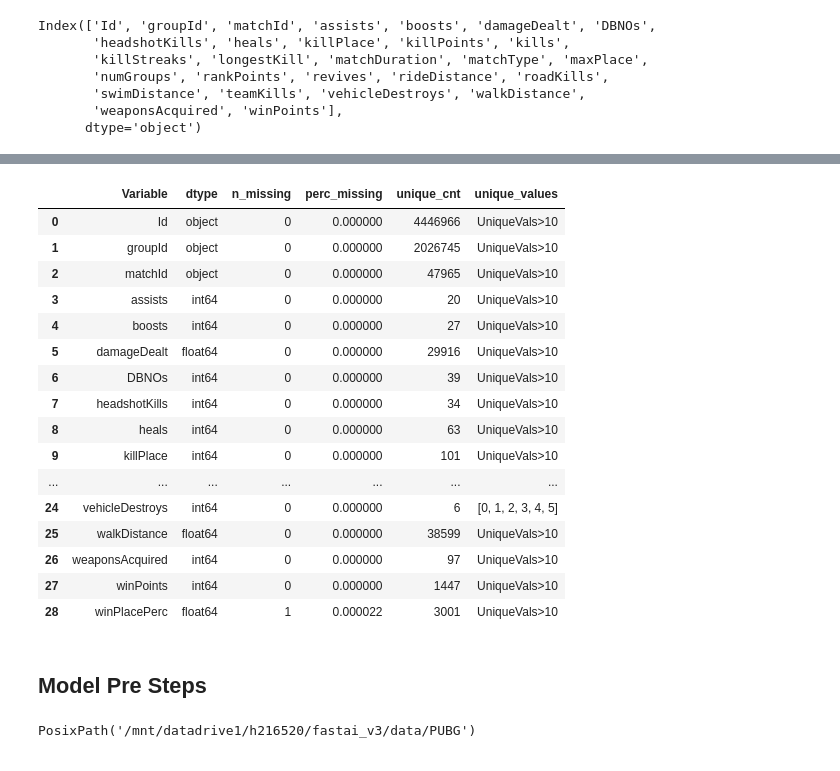
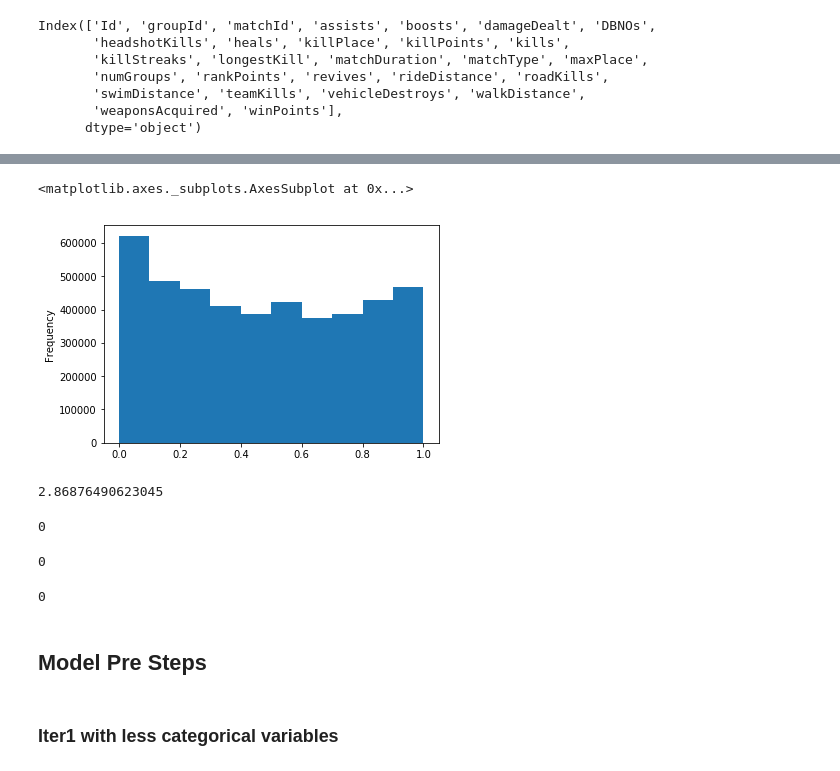
Before and after one commit to raghavab1992/course-v3, a Jupyter notebook: nbs/dl1/rb1992/week4/PUBG_Tabular.ipynb, the cells around one changed output, grey strips where cells are left out. Cells and saved outputs as stored; diff of their text form; code cells hidden in the pictures.

```diff
--- a/nbs/dl1/rb1992/week4/PUBG_Tabular.ipynb
+++ b/nbs/dl1/rb1992/week4/PUBG_Tabular.ipynb
@@ -10,0 +42,6 @@ pubsamp_test = pd.read_csv('/mnt/datadrive1/h216520/fastai_v3/data/PUBG/test_V2.
+# %%
+# import feather
+pubsamp = pd.read_feather(f'{path}/train_V2')
+pubsamp_test = pd.read_feather(f'{path}/test_V2')
+# pubsamp = feather.read_dataframe(f'{path}/train_V2')
+# pubsamp_test = feather.read_dataframe(f'{path}/test_V2')
@@ -77,3 +128,12 @@ len(pubsamp['matchId'].unique())
+# %%
+pubsamp.winPlacePerc.plot.hist()
+# %% [output]
+<matplotlib.axes._subplots.AxesSubplot at 0x...>
+[figure, added]
+# %%
+(pubsamp.winPlacePerc == 1).sum()/pubsamp.shape[0]*100
+# %% [output]
+2.86876490623045
 # %%
 train = pubsamp
 summ = pd.DataFrame({'Variable':train.columns.values,
@@ -86,20 +146,0 @@ summ = pd.DataFrame({'Variable':train.columns.values,
-# %%
-summ
-# %% [output]
-|  | Variable | dtype | n_missing | perc_missing | unique_cnt | unique_values |
-| 0 | Id | object | 0 | 0.000000 | 4446966 | UniqueVals>10 |
-| 1 | groupId | object | 0 | 0.000000 | 2026745 | UniqueVals>10 |
-| 2 | matchId | object | 0 | 0.000000 | 47965 | UniqueVals>10 |
-| 3 | assists | int64 | 0 | 0.000000 | 20 | UniqueVals>10 |
-| 4 | boosts | int64 | 0 | 0.000000 | 27 | UniqueVals>10 |
-| 5 | damageDealt | float64 | 0 | 0.000000 | 29916 | UniqueVals>10 |
-| 6 | DBNOs | int64 | 0 | 0.000000 | 39 | UniqueVals>10 |
-| 7 | headshotKills | int64 | 0 | 0.000000 | 34 | UniqueVals>10 |
-| 8 | heals | int64 | 0 | 0.000000 | 63 | UniqueVals>10 |
-| 9 | killPlace | int64 | 0 | 0.000000 | 101 | UniqueVals>10 |
-| ... | ... | ... | ... | ... | ... | ... |
-| 24 | vehicleDestroys | int64 | 0 | 0.000000 | 6 | [0, 1, 2, 3, 4, 5] |
-| 25 | walkDistance | float64 | 0 | 0.000000 | 38599 | UniqueVals>10 |
-| 26 | weaponsAcquired | int64 | 0 | 0.000000 | 97 | UniqueVals>10 |
-| 27 | winPoints | int64 | 0 | 0.000000 | 1447 | UniqueVals>10 |
-| 28 | winPlacePerc | float64 | 1 | 0.000022 | 3001 | UniqueVals>10 |
@@ -106,4 +149,16 @@ summ
+# %%
+# Check if match id are different in train and test sets; same for groupids
+len(set(pubsamp.Id) & set(pubsamp_test.Id))
+len(set(pubsamp.groupId) & set(pubsamp_test.groupId))
+len(set(pubsamp.matchId) & set(pubsamp_test.matchId))
+# --> So totally different matches and groups!!??
+# %% [output]
+0
+0
+0
 # %% [markdown]
 ## Model Pre Steps
+# %% [markdown]
+### Iter1 with less categorical variables
 # %%
 dep_var = 'winPlacePerc'
@@ -117,4 +175,0 @@ pubpath = Path('/mnt/datadrive1/h216520/fastai_v3/data/PUBG')
-# %%
-pubpath
-# %% [output]
-PosixPath('/mnt/datadrive1/h216520/fastai_v3/data/PUBG')
```
Also changed, not shown: parts of 28 cells of this notebook, 7 other files.
